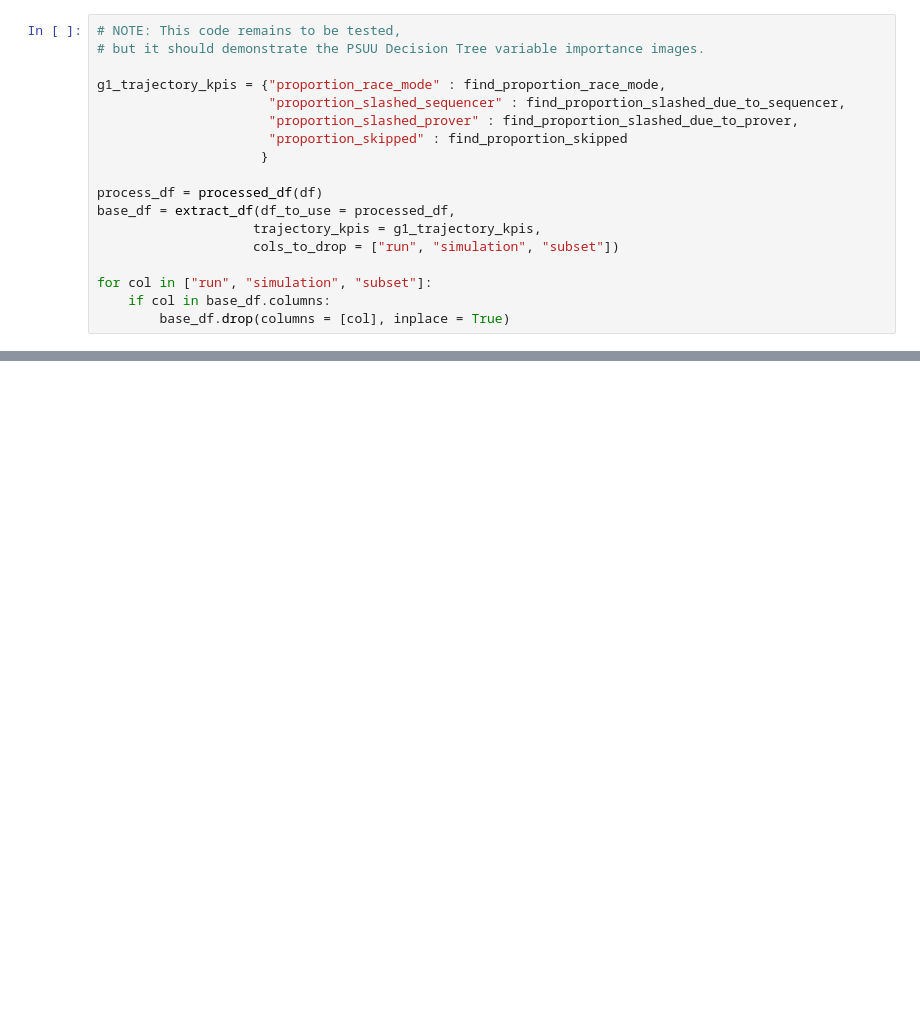
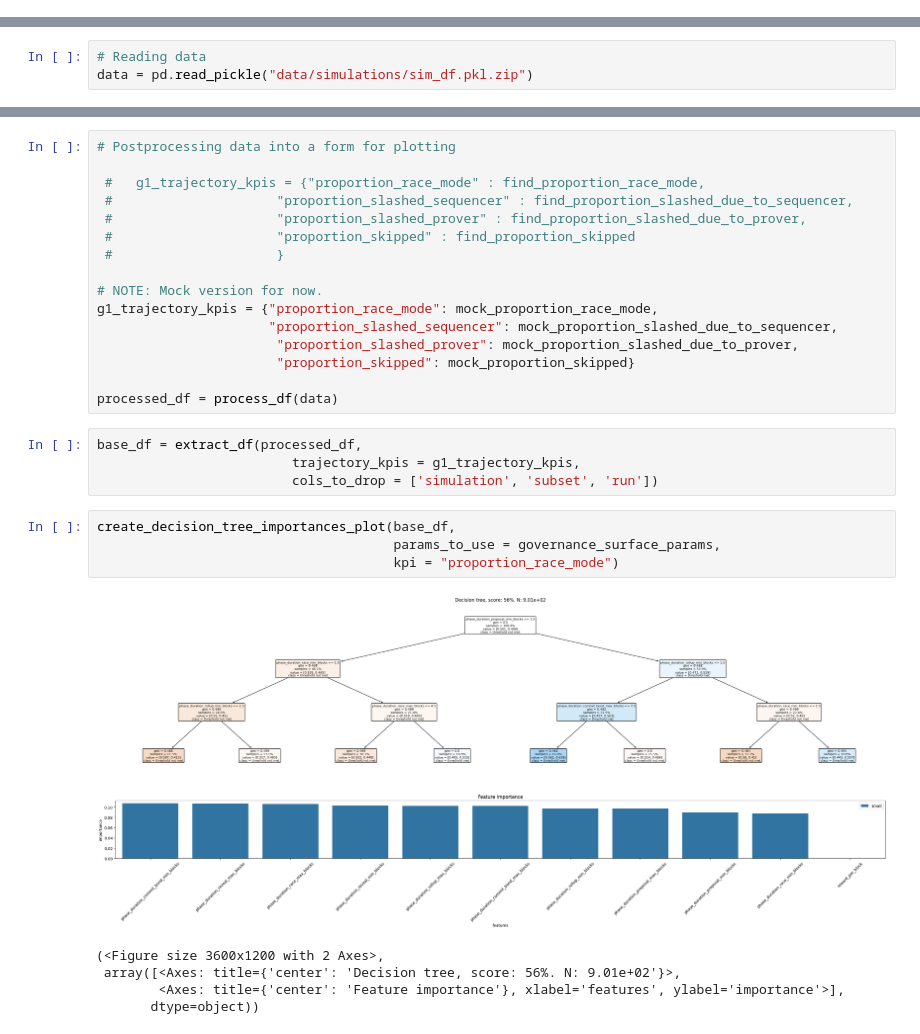
Before and after one commit to BlockScience/aztec-gddt, a Jupyter notebook: report/psuu_scratchpad.ipynb, the cells around one changed output, grey strips where cells are left out. Cells and saved outputs as stored; diff of their text form; blank space fills up the shorter version.

Commit message:
Updates: mock data, figure spacing, fnot size, etc.

```diff
--- a/report/psuu_scratchpad.ipynb
+++ b/report/psuu_scratchpad.ipynb
@@ -200,18 +0,0 @@ For further information regarding the random forest and feature importance appro
-# %%
-# NOTE: This code remains to be tested,
-# but it should demonstrate the PSUU Decision Tree variable importance images.
-
-g1_trajectory_kpis = {"proportion_race_mode" : find_proportion_race_mode,
-                      "proportion_slashed_sequencer" : find_proportion_slashed_due_to_sequencer,
-                      "proportion_slashed_prover" : find_proportion_slashed_due_to_prover,
-                      "proportion_skipped" : find_proportion_skipped
-                     }
-
-process_df = processed_df(df)
-base_df = extract_df(df_to_use = processed_df,
-                    trajectory_kpis = g1_trajectory_kpis,
-                    cols_to_drop = ["run", "simulation", "subset"])
-
-for col in ["run", "simulation", "subset"]:
-    if col in base_df.columns:
-        base_df.drop(columns = [col], inplace = True)
@@ -252,0 +15,3 @@ Finally, the range for the `TTRM` $(71.875, 83.59735)$ indicates that a slight r
+# %%
+# Reading data
+data = pd.read_pickle("data/simulations/sim_df.pkl.zip")
@@ -252,0 +35,30 @@ Finally, the range for the `TTRM` $(71.875, 83.59735)$ indicates that a slight r
+# %%
+# Postprocessing data into a form for plotting
+
+ #   g1_trajectory_kpis = {"proportion_race_mode" : find_proportion_race_mode,
+ #                     "proportion_slashed_sequencer" : find_proportion_slashed_due_to_sequencer,
+ #                     "proportion_slashed_prover" : find_proportion_slashed_due_to_prover,
+ #                     "proportion_skipped" : find_proportion_skipped
+ #                     }
+
+# NOTE: Mock version for now.
+g1_trajectory_kpis = {"proportion_race_mode": mock_proportion_race_mode,
+                      "proportion_slashed_sequencer": mock_proportion_slashed_due_to_sequencer,
+                       "proportion_slashed_prover": mock_proportion_slashed_due_to_prover,
+                       "proportion_skipped": mock_proportion_skipped}
+
+processed_df = process_df(data)
+# %%
+base_df = extract_df(processed_df,
+                         trajectory_kpis = g1_trajectory_kpis,
+                         cols_to_drop = ['simulation', 'subset', 'run'])
+# %%
+create_decision_tree_importances_plot(base_df,
+                                      params_to_use = governance_surface_params,
+                                      kpi = "proportion_race_mode")
+# %% [output]
+[figure, added]
+(<Figure size 3600x1200 with 2 Axes>,
+ array([<Axes: title={'center': 'Decision tree, score: 56%. N: 9.01e+02'}>,
+        <Axes: title={'center': 'Feature importance'}, xlabel='features', ylabel='importance'>],
+       dtype=object))
```
Also changed, not shown: parts of 34 cells of this notebook, 2 other files.
